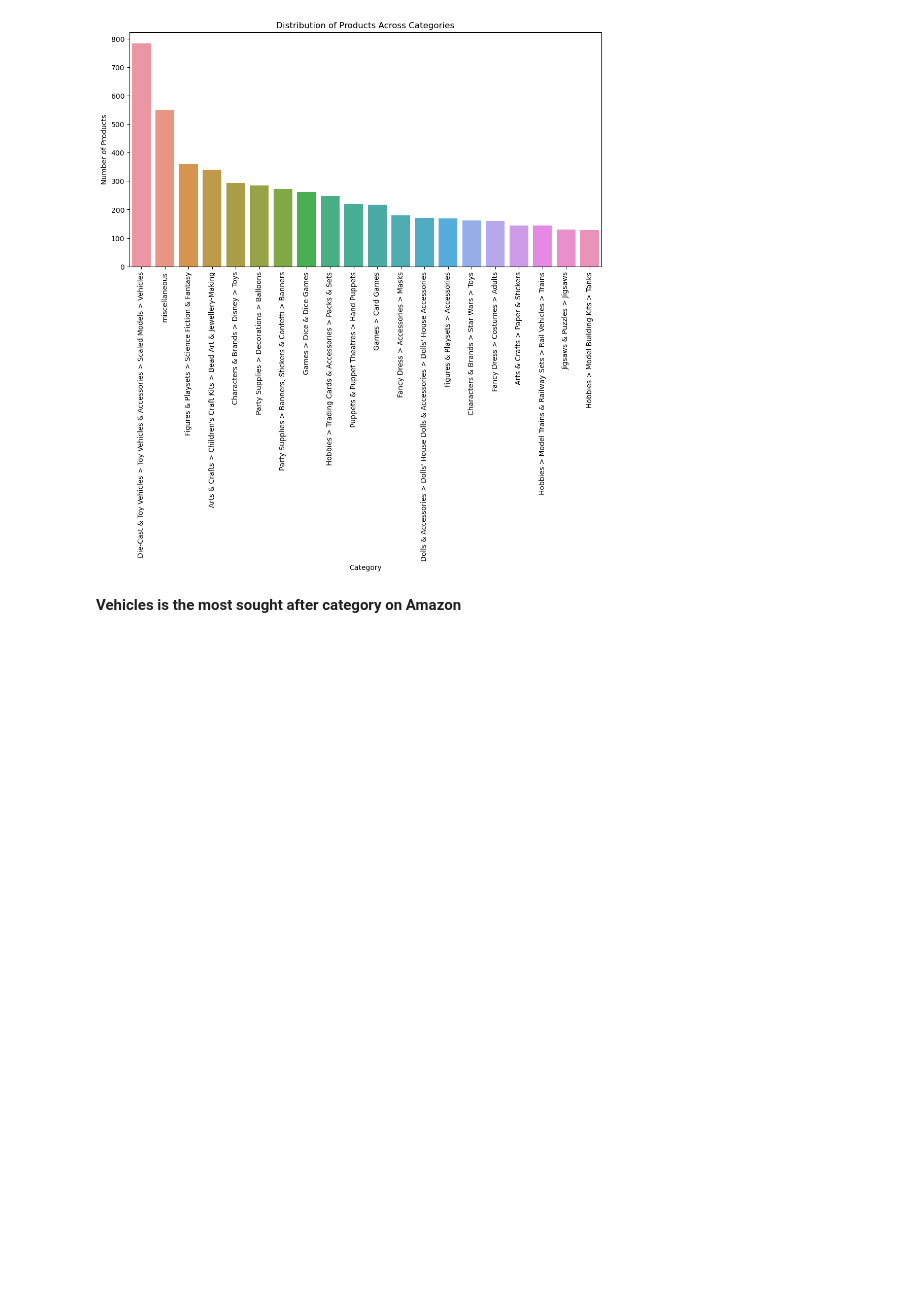
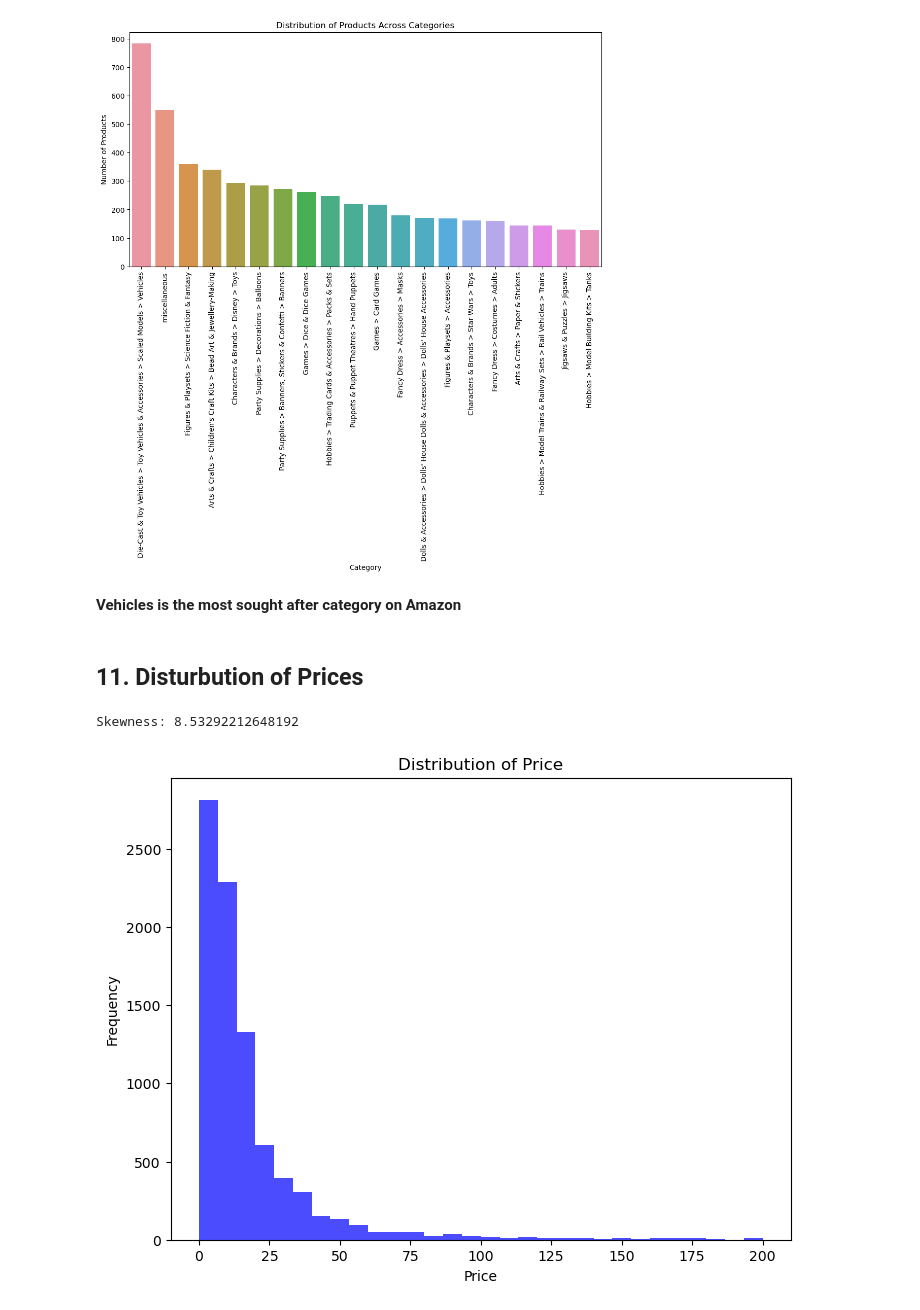
Before and after one commit to aryan4codes/Amazon_Dataset_S4DS, a Jupyter notebook: amazon-dataset-eda.ipynb, the cells around one changed output. Cells and saved outputs as stored; diff of their text form; code cells hidden in the pictures; blank space fills up the shorter version.

```diff
--- a/amazon-dataset-eda.ipynb
+++ b/amazon-dataset-eda.ipynb
@@ -413,3 +416,24 @@ plt.show()
 [figure]
 # %% [markdown]
 **Vehicles is the most sought after category on Amazon**
+# %% [markdown]
+## 11. Disturbution of Prices
+# %%
+price_column = df['price']
+
+# Calculate skewness
+skewness = price_column.skew()
+
+# Print the skewness value
+print("Skewness:", skewness)
+
+# Create a histogram to visualize the distribution of 'price' column
+plt.figure(figsize=(8, 6))
+plt.hist(price_column, bins=30,range=(0,200), color='blue', alpha=0.7)
+plt.xlabel('Price')
+plt.ylabel('Frequency')
+plt.title('Distribution of Price')
+plt.show()
+# %% [output]
+Skewness: 8.53292212648192
+[figure, added]
```
Also changed, not shown: parts of 3 cells of this notebook.
